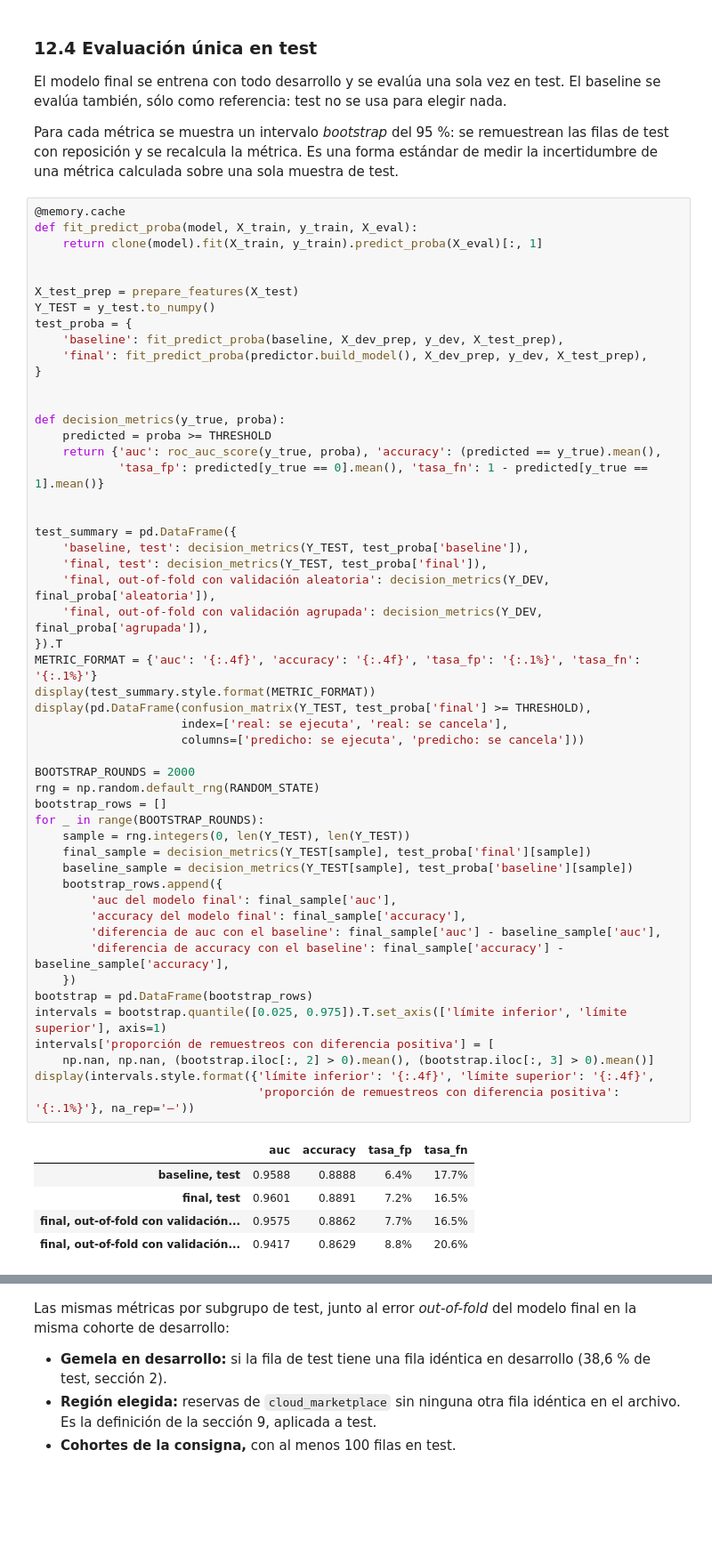
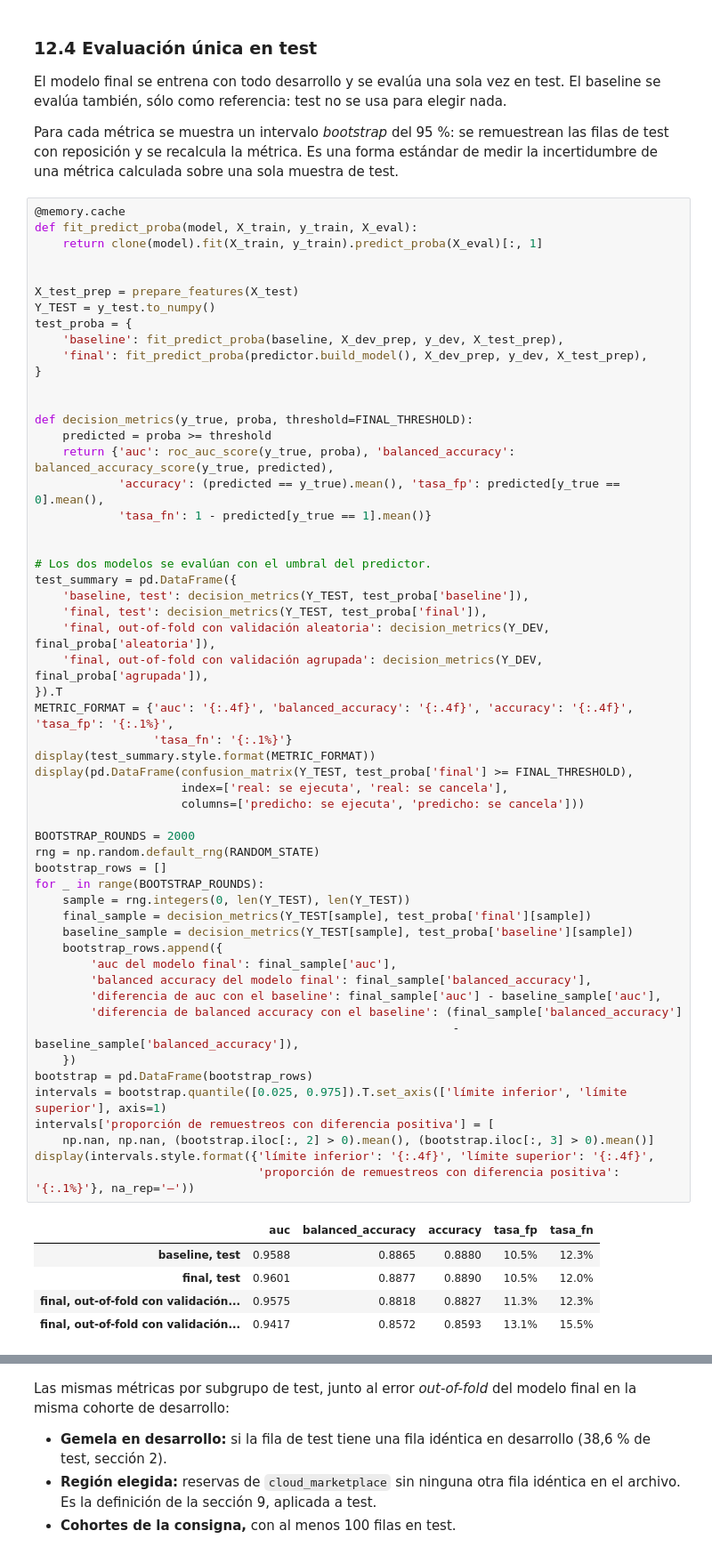
Before and after one commit to eugemigliaro/machine-learning, a Jupyter notebook: entregas/tp3-gpu-reservations/tp3_gpu_reservations.ipynb, the cells around one changed output, grey strips where cells are left out. Shown at 89% size. Cells and saved outputs as stored; diff of their text form; blank space fills up the shorter version.

```diff
--- a/entregas/tp3-gpu-reservations/tp3_gpu_reservations.ipynb
+++ b/entregas/tp3-gpu-reservations/tp3_gpu_reservations.ipynb
@@ -2380,47 +2425,51 @@ test_proba = {
 }
 
 
-def decision_metrics(y_true, proba):
-    predicted = proba >= THRESHOLD
-    return {'auc': roc_auc_score(y_true, proba), 'accuracy': (predicted == y_true).mean(),
-            'tasa_fp': predicted[y_true == 0].mean(), 'tasa_fn': 1 - predicted[y_true == 1].mean()}
+def decision_metrics(y_true, proba, threshold=FINAL_THRESHOLD):
+    predicted = proba >= threshold
+    return {'auc': roc_auc_score(y_true, proba), 'balanced_accuracy': balanced_accuracy_score(y_true, predicted),
+            'accuracy': (predicted == y_true).mean(), 'tasa_fp': predicted[y_true == 0].mean(),
+            'tasa_fn': 1 - predicted[y_true == 1].mean()}
 
 
+# Los dos modelos se evalúan con el umbral del predictor.
 test_summary = pd.DataFrame({
     'baseline, test': decision_metrics(Y_TEST, test_proba['baseline']),
     'final, test': decision_metrics(Y_TEST, test_proba['final']),
     'final, out-of-fold con validación aleatoria': decision_metrics(Y_DEV, final_proba['aleatoria']),
     'final, out-of-fold con validación agrupada': decision_metrics(Y_DEV, final_proba['agrupada']),
 }).T
-METRIC_FORMAT = {'auc': '{:.4f}', 'accuracy': '{:.4f}', 'tasa_fp': '{:.1%}', 'tasa_fn': '{:.1%}'}
+METRIC_FORMAT = {'auc': '{:.4f}', 'balanced_accuracy': '{:.4f}', 'accuracy': '{:.4f}', 'tasa_fp': '{:.1%}',
+                 'tasa_fn': '{:.1%}'}
 display(test_summary.style.format(METRIC_FORMAT))
-display(pd.DataFrame(confusion_matrix(Y_TEST, test_proba['final'] >= THRESHOLD),
+display(pd.DataFrame(confusion_matrix(Y_TEST, test_proba['final'] >= FINAL_THRESHOLD),
                      index=['real: se ejecuta', 'real: se cancela'],
                      columns=['predicho: se ejecuta', 'predicho: se cancela']))
 
 BOOTSTRAP_ROUNDS = 2000
 rng = np.random.default_rng(RANDOM_STATE)
 bootstrap_rows = []
 for _ in range(BOOTSTRAP_ROUNDS):
     sample = rng.integers(0, len(Y_TEST), len(Y_TEST))
     final_sample = decision_metrics(Y_TEST[sample], test_proba['final'][sample])
     baseline_sample = decision_metrics(Y_TEST[sample], test_proba['baseline'][sample])
     bootstrap_rows.append({
         'auc del modelo final': final_sample['auc'],
-        'accuracy del modelo final': final_sample['accuracy'],
+        'balanced accuracy del modelo final': final_sample['balanced_accuracy'],
         'diferencia de auc con el baseline': final_sample['auc'] - baseline_sample['auc'],
-        'diferencia de accuracy con el baseline': final_sample['accuracy'] - baseline_sample['accuracy'],
+        'diferencia de balanced accuracy con el baseline': (final_sample['balanced_accuracy']
+                                                            - baseline_sample['balanced_accuracy']),
     })
 bootstrap = pd.DataFrame(bootstrap_rows)
 intervals = bootstrap.quantile([0.025, 0.975]).T.set_axis(['límite inferior', 'límite superior'], axis=1)
 intervals['proporción de remuestreos con diferencia positiva'] = [
     np.nan, np.nan, (bootstrap.iloc[:, 2] > 0).mean(), (bootstrap.iloc[:, 3] > 0).mean()]
 display(intervals.style.format({'límite inferior': '{:.4f}', 'límite superior': '{:.4f}',
                                 'proporción de remuestreos con diferencia positiva': '{:.1%}'}, na_rep='—'))
 # %% [output]
-|  | auc | accuracy | tasa_fp | tasa_fn |
-| baseline, test | 0.9588 | 0.8888 | 6.4% | 17.7% |
-| final, test | 0.9601 | 0.8891 | 7.2% | 16.5% |
-| final, out-of-fold con validación... | 0.9575 | 0.8862 | 7.7% | 16.5% |
-| final, out-of-fold con validación... | 0.9417 | 0.8629 | 8.8% | 20.6% |
+|  | auc | balanced_accuracy | accuracy | tasa_fp | tasa_fn |
+| baseline, test | 0.9588 | 0.8865 | 0.8880 | 10.5% | 12.3% |
+| final, test | 0.9601 | 0.8877 | 0.8890 | 10.5% | 12.0% |
+| final, out-of-fold con validación... | 0.9575 | 0.8818 | 0.8827 | 11.3% | 12.3% |
+| final, out-of-fold con validación... | 0.9417 | 0.8572 | 0.8593 | 13.1% | 15.5% |
 |  | predicho: se ejecuta | predicho: se cancela |
```
Also changed, not shown: parts of 12 cells of this notebook, 10 other files.
